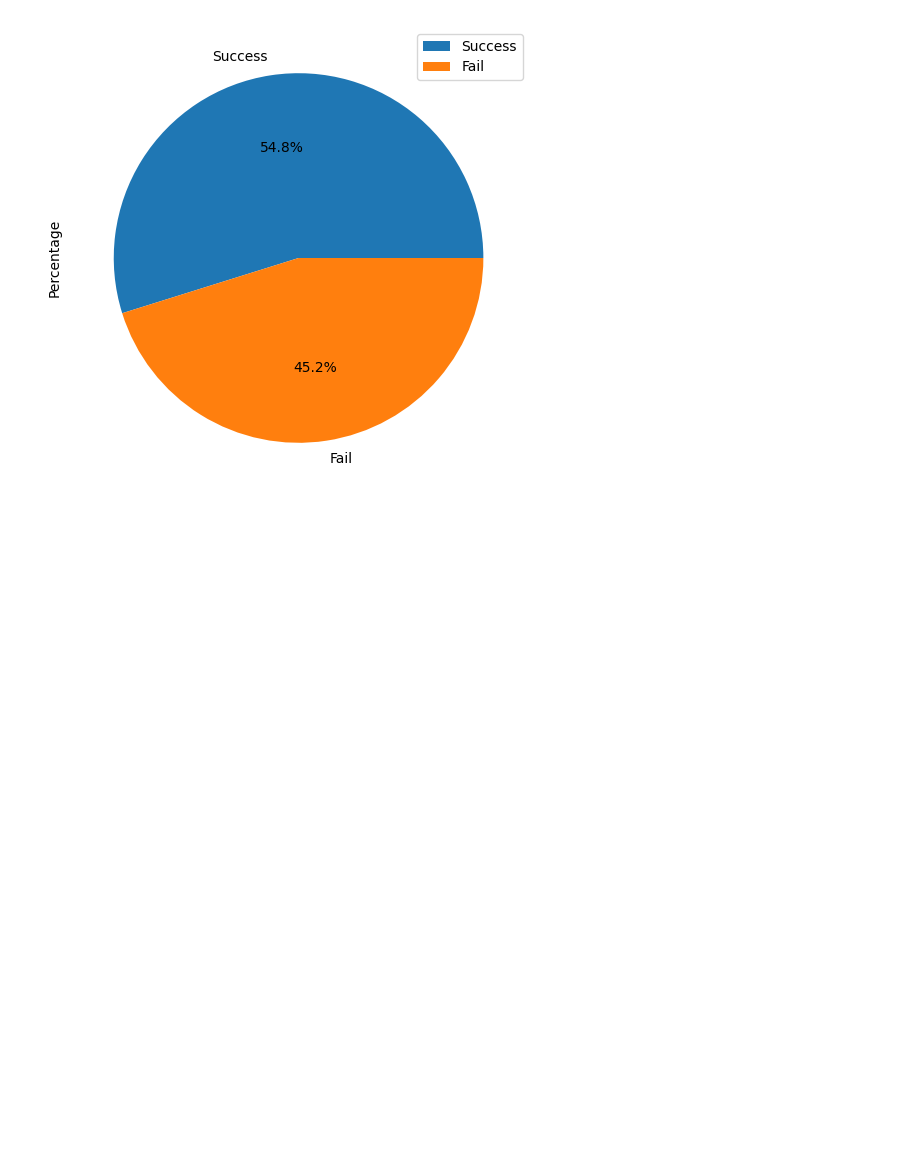
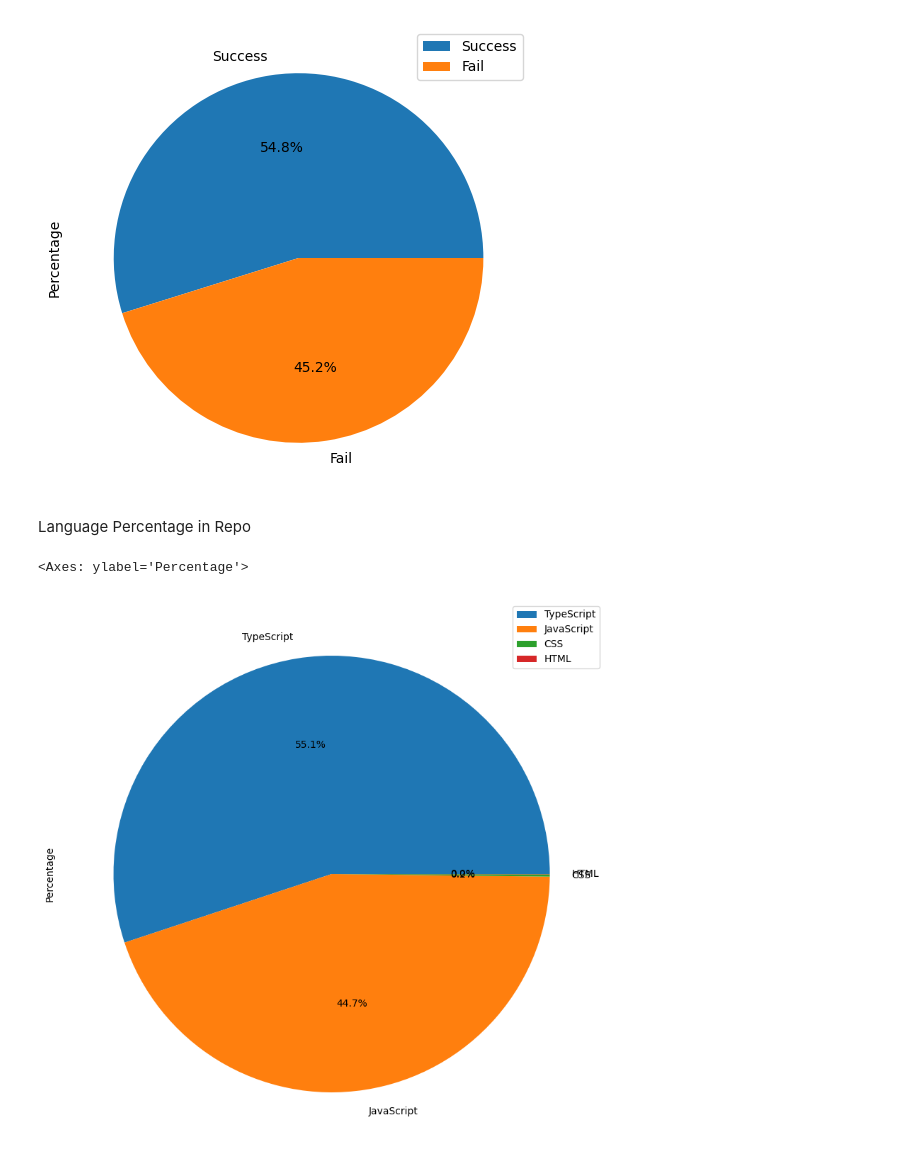
Before and after one commit to Khanhtoichoi/Data-Analysis, a Jupyter notebook: data_analysis.ipynb, the cells around one changed output. Cells and saved outputs as stored; diff of their text form; code cells hidden in the pictures; blank space fills up the shorter version.

```diff
--- a/data_analysis.ipynb
+++ b/data_analysis.ipynb
@@ -345,3 +345,12 @@ sucess_rate.plot( y='Percentage',autopct = '%1.1f%%',kind = 'pie', figsize = (12
 # %% [output]
 <Axes: ylabel='Percentage'>
 [figure]
+# %% [markdown]
+Language Percentage in Repo
+# %%
+language_df = pd.read_csv('language.csv',index_col=0)
+language_df['Percentage'] = [i/language_df['Number of Code lines'].sum() * 100 for i in language_df['Number of Code lines']]
+language_df.plot(y = 'Percentage',kind = 'pie', figsize = (20,10), autopct = '%1.1f%%')
+# %% [output]
+<Axes: ylabel='Percentage'>
+[figure, added]
```
